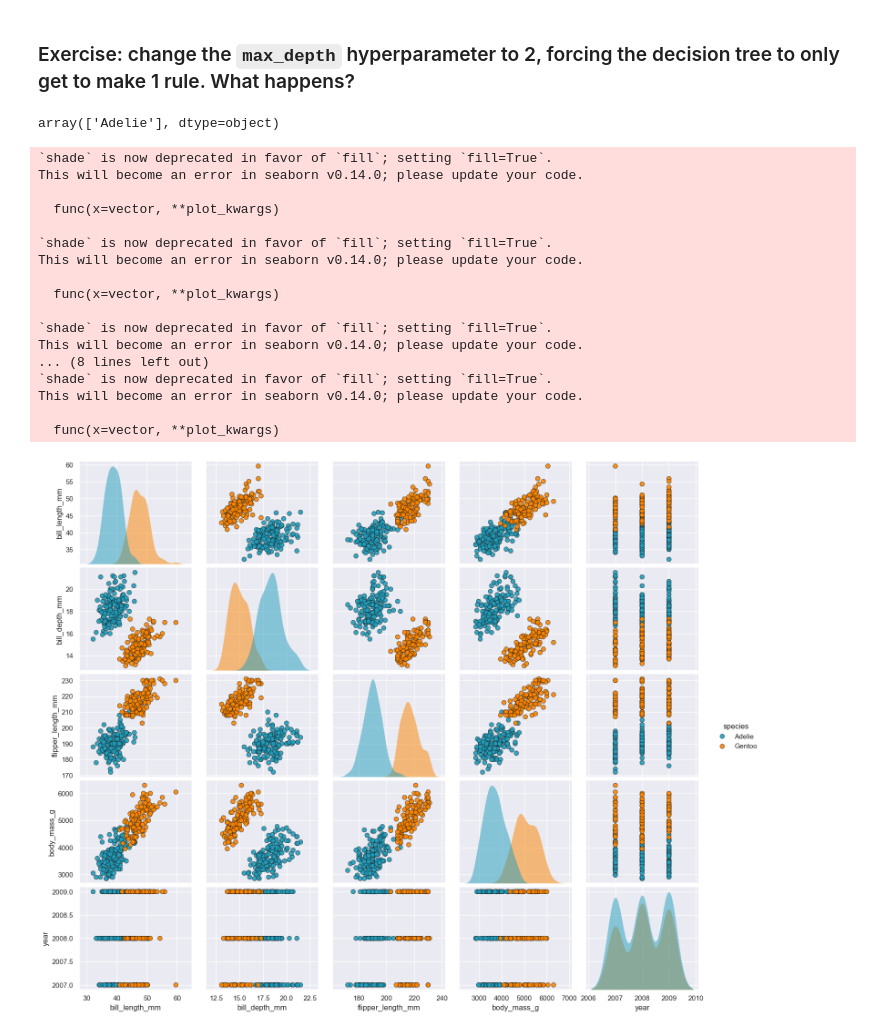
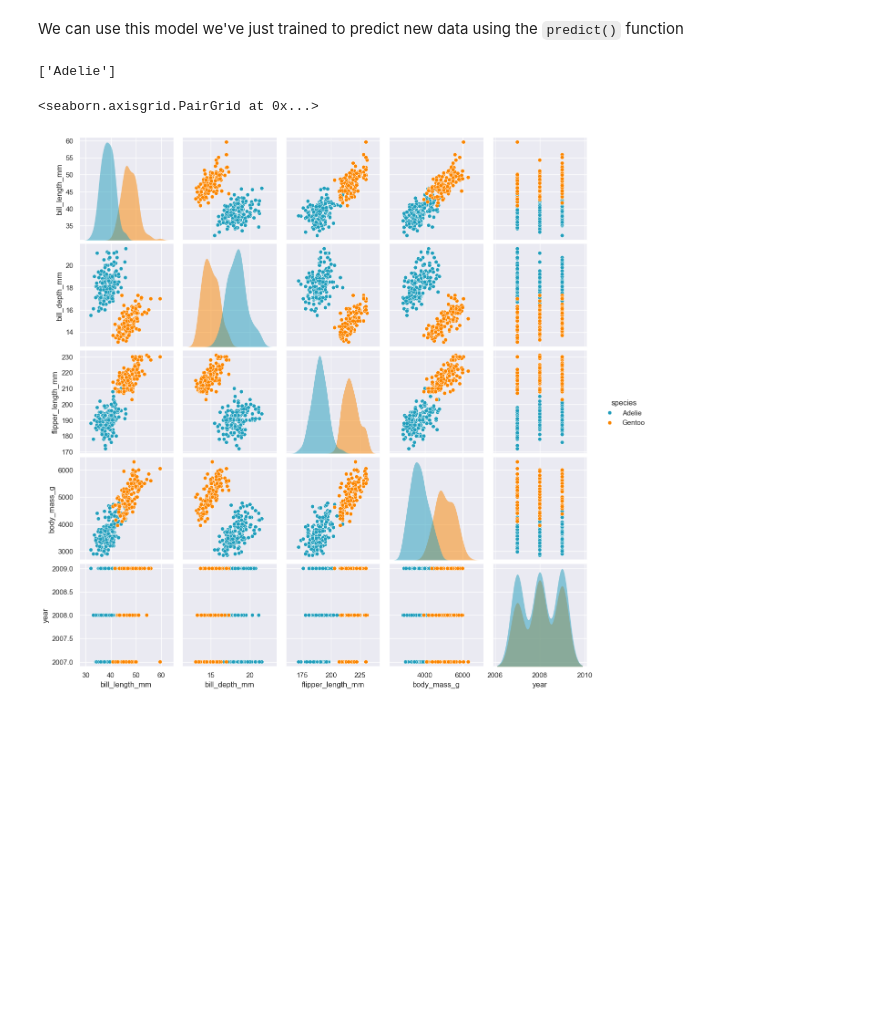
Before and after one commit to brian-arnold/intro_ml_eeb_2023, a Jupyter notebook: notebooks/palmer_penguin_2species.ipynb, the cells around one changed output. Cells and saved outputs as stored; diff of their text form; code cells hidden in the pictures; blank space fills up the shorter version.

```diff
--- a/notebooks/palmer_penguin_2species.ipynb
+++ b/notebooks/palmer_penguin_2species.ipynb
@@ -187,0 +35,3 @@ X_test dimensions  (83, 2)
+# %%
+# colors selected from https://coolors.co/palettes/trending
+pal = ["#219ebc", "#fb8500", "#023047"] # 3 for the 3 species
@@ -187,0 +51,2 @@ X_test dimensions  (83, 2)
+# %%
+hard_mode = True
@@ -187,0 +93,29 @@ X_test dimensions  (83, 2)
+# %%
+# ADD COLUMN that assigns each species a color, useful to make colors consistent across plots
+# this is NOT a necessary step, I just wanted things to looks pretty and consistent
+penguins["color"] = penguins["species"].map({"Adelie": pal[0],
+                                             "Gentoo": pal[1],
+                                             "Chinstrap": pal[2]})
+
+# EXCLUDE ROWS with missing data
+# we only exclude rows where there is missing data for any of the variables listed in the subset argument, which we give a list of names
+penguins = penguins.dropna(subset = ["bill_length_mm",
+                                     "bill_depth_mm",
+                                     "species",
+                                     "flipper_length_mm",
+                                     "body_mass_g"])
+
+# SELECT ROWS containing the species of interest, specified above
+penguins = penguins.loc[penguins['species'].isin(species_to_analyze)]
+
+# RESET INDEX, since some rows may have been eliminated from selecting species
+penguins.reset_index(drop=True, inplace=True)
+
+# fraudulently manipulate data to demonstrate ML with messier signals
+if hard_mode == True:
+    penguins['bill_length_mm'] = np.where(penguins['species'] == 'Adelie',
+                                          penguins['bill_length_mm']+4,
+                                          penguins['bill_length_mm'])
+    penguins['bill_depth_mm'] = np.where(penguins['species'] == 'Adelie',
+                                          penguins['bill_depth_mm']-3,
+                                          penguins['bill_depth_mm'])
@@ -326,29 +558,14 @@ for artist, impurity, value in zip(artists, T.tree_.impurity, T.tree_.value):
-# %% [markdown]
-### Exercise: change the `max_depth` hyperparameter to 2, forcing the decision tree to only get to make 1 rule. What happens?
+# %% [markdown]
+We can use this model we've just trained to predict new data using the `predict()` function
 # %%
-T.predict([[-1, 0]])
+print( T.predict([[-1, 0]]) )
 # %% [output]
-array(['Adelie'], dtype=object)
+['Adelie']
 # %%
 # make a seaborn pair plot of all the columns in the penguins data frame
-sns.pairplot(penguins, hue="species", palette=pal, height=2.5, aspect=1.2, diag_kind="kde", diag_kws=dict(shade=True, alpha=0.5, linewidth=0), plot_kws=dict(s=50, alpha=0.9, edgecolor="k"))
-sns.despine()
+# sns.pairplot(penguins, hue="species", palette=pal, height=2.5, aspect=1.2, diag_kind="kde", diag_kws=dict( alpha=0.5, linewidth=0), plot_kws=dict(s=50, alpha=0.9, edgecolor="k"))
+sns.pairplot(penguins, hue="species", palette=pal, diag_kind="kde", diag_kws=dict( alpha=0.5, linewidth=0))
+# sns.despine()
 # %% [output]
-`shade` is now deprecated in favor of `fill`; setting `fill=True`.
-This will become an error in seaborn v0.14.0; please update your code.
-
-  func(x=vector, **plot_kwargs)
-
-`shade` is now deprecated in favor of `fill`; setting `fill=True`.
-This will become an error in seaborn v0.14.0; please update your code.
-
-  func(x=vector, **plot_kwargs)
-
-`shade` is now deprecated in favor of `fill`; setting `fill=True`.
-This will become an error in seaborn v0.14.0; please update your code.
-... (8 lines left out)
-`shade` is now deprecated in favor of `fill`; setting `fill=True`.
-This will become an error in seaborn v0.14.0; please update your code.
-
-  func(x=vector, **plot_kwargs)
+<seaborn.axisgrid.PairGrid at 0x...>
-[figure, old version]
+[figure, new version]
```
Also changed, not shown: parts of 79 cells of this notebook, 1 other file.
